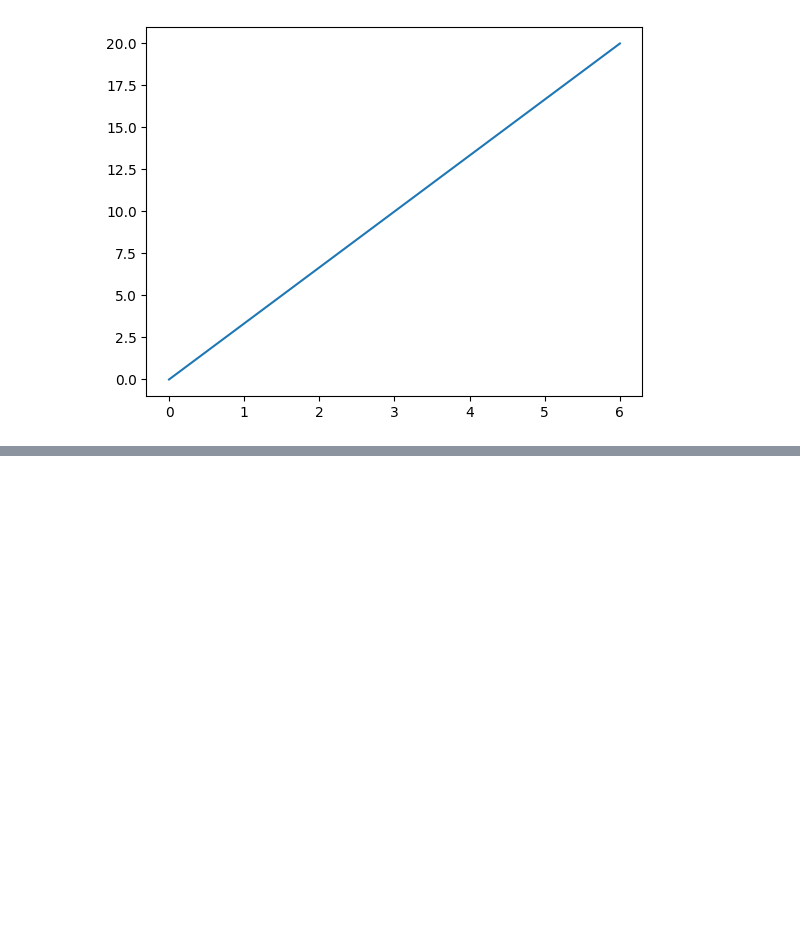
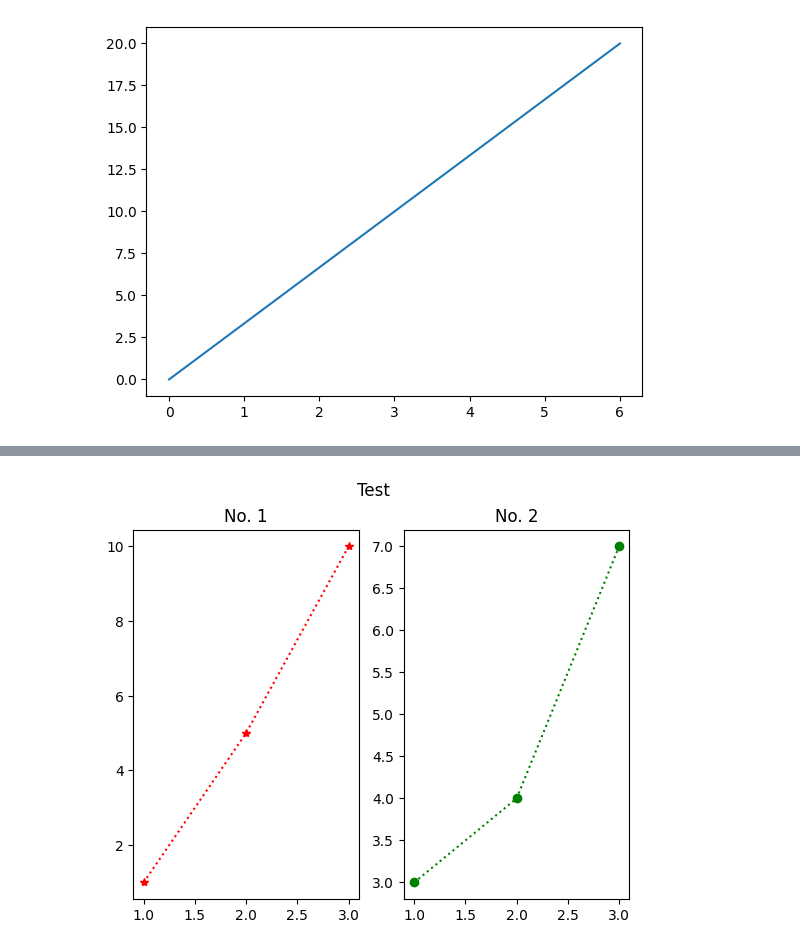
Before and after one commit to celiniebienie/probly, a Jupyter notebook: notebooks/examples/first_matplotlib_experiments.ipynb, the cells around one changed output, grey strips where cells are left out. Saved outputs shown, nothing was run; the diff lists cells and outputs as text; code cells hidden in the pictures; blank space fills up the shorter version.

```diff
--- a/notebooks/examples/first_matplotlib_experiments.ipynb
+++ b/notebooks/examples/first_matplotlib_experiments.ipynb
@@ -11,0 +33,20 @@ plt.show()
+# %%
+# plot 1:
+x1 = np.array([1, 2, 3])
+y1 = np.array([1, 5, 10])
+
+plt.subplot(1, 2, 1)
+plt.plot(x1, y1, "*:r")
+plt.title("No. 1")
+
+x2 = np.array([1, 2, 3])
+y2 = np.array([3, 4, 7])
+
+plt.subplot(1, 2, 2)
+plt.plot(x2, y2, "o:g")
+plt.title("No. 2")
+
+plt.suptitle("Test")
+plt.show()
+# %% [output]
+[figure, added]
```
Also changed, not shown: parts of 4 cells of this notebook.
